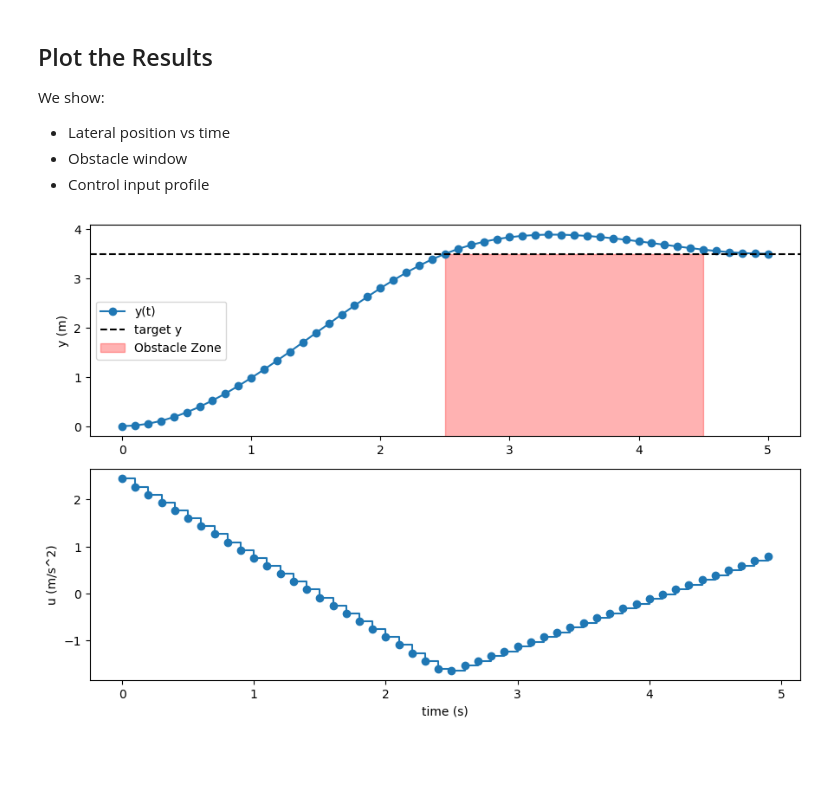
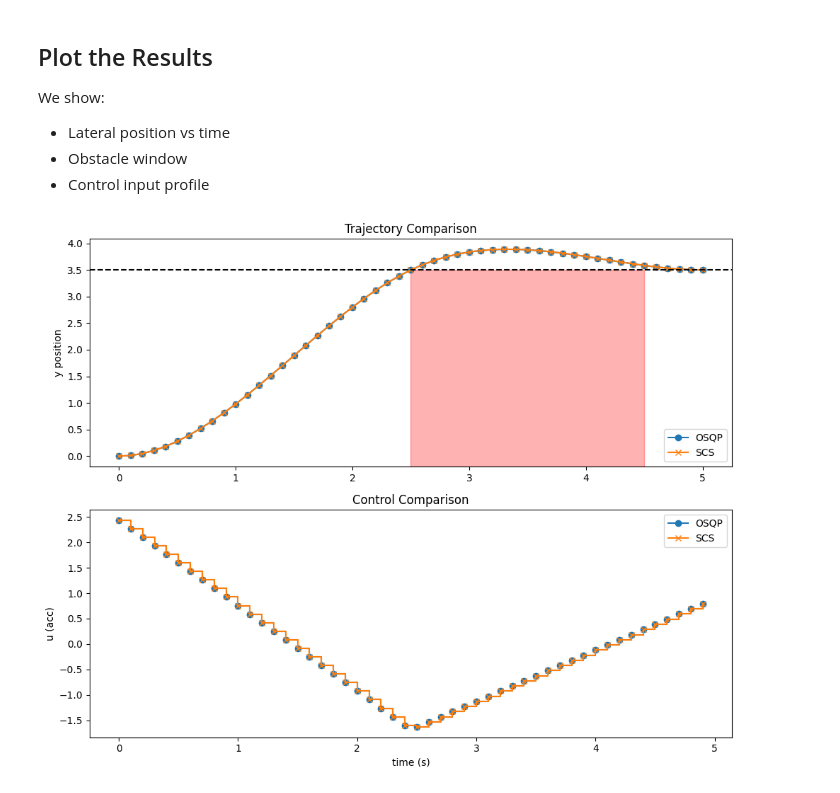
Before and after one commit to Harsha081459/Optimisation_Course_Project, a Jupyter notebook: Implementation.ipynb, the cells around one changed output. Cells and saved outputs as stored; diff of their text form; code cells hidden in the pictures; blank space fills up the shorter version.

```diff
--- a/Implementation.ipynb
+++ b/Implementation.ipynb
@@ -200,40 +223,36 @@ We show:
 - Obstacle window
 - Control input profile
 # %%
-if prob.status in ["optimal", "optimal_inaccurate"]:
-    x_np = np.array(x.value)
-    u_np = np.array(u.value).reshape(-1)
+if plot_result.startswith("y"):
+
     t = np.arange(N+1) * dt
+    fig, axs = plt.subplots(2, 1, figsize=(10, 8))
 
-    if plot_result.startswith('y'):
-        fig, axs = plt.subplots(2, 1, figsize=(9, 6))
+    # Trajectory comparison
+    axs[0].plot(t, x_osqp[0, :], marker='o', label='OSQP')
+    axs[0].plot(t, x_scs[0, :], marker='x', label='SCS')
+    axs[0].axhline(target_y, linestyle='--', color='k')
 
-        # lateral position
-        axs[0].plot(t, x_np[0, :], marker='o', label='y(t)')
-        axs[0].axhline(target_y, linestyle='--', color='k', label='target y')
+    rect = patches.Rectangle(
+        (k_obs_start * dt, -10),
+        (k_obs_end - k_obs_start) * dt,
+        target_y + 10,
+        color='red', alpha=0.3
+    )
+    axs[0].add_patch(rect)
+    axs[0].set_ylabel("y position")
+    axs[0].legend()
+    axs[0].set_title("Trajectory Comparison")
 
-        # obstacle rectangle
-        rect = patches.Rectangle(
-            (k_obs_start * dt, -10),
-            (k_obs_end - k_obs_start) * dt,
-            target_y + 10,
-            color='red', alpha=0.3, label='Obstacle Zone'
-        )
-        axs[0].add_patch(rect)
+    # Control comparison
+    axs[1].step(t[:-1], u_osqp, where='post', marker='o', label='OSQP')
+    axs[1].step(t[:-1], u_scs,  where='post', marker='x', label='SCS')
+    axs[1].set_xlabel("time (s)")
+    axs[1].set_ylabel("u (acc)")
+    axs[1].legend()
+    axs[1].set_title("Control Comparison")
 
-        axs[0].set_ylabel("y (m)")
-        axs[0].legend()
-
-        # control input
-        axs[1].step(np.arange(N) * dt, u_np, where='post', marker='o')
-        axs[1].set_xlabel("time (s)")
-        axs[1].set_ylabel("u (m/s^2)")
-
-        plt.tight_layout()
-        plt.show()
-    else:
-        print("Plot suppressed.")
-else:
-    print("Optimization failed or infeasible.")
+    plt.tight_layout()
+    plt.show()
 # %% [output]
-[figure, old version]
+[figure, new version]
```
Also changed, not shown: parts of 7 cells of this notebook.
